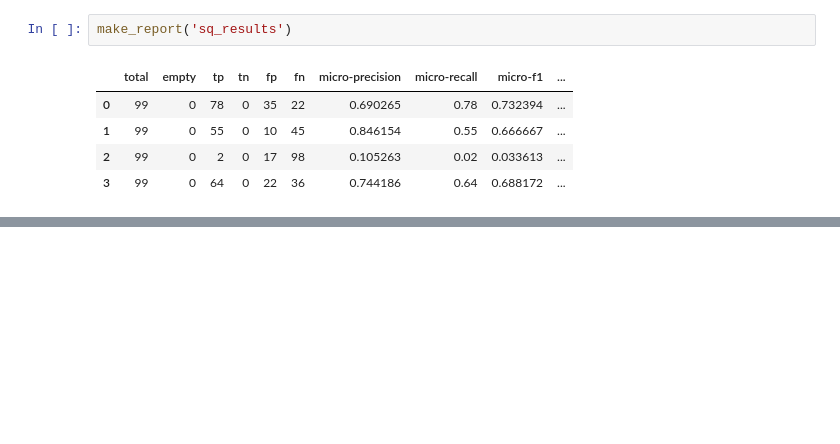
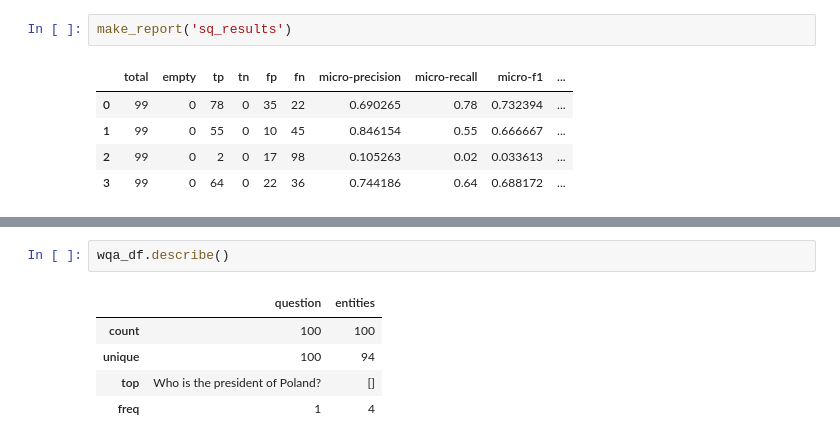
Before and after one commit to librairy/MuHeQA, a Jupyter notebook: eval_keywords.ipynb, the cells around one changed output, grey strips where cells are left out. Saved outputs shown, nothing was run; the diff lists cells and outputs as text; blank space fills up the shorter version.

```diff
--- a/eval_keywords.ipynb
+++ b/eval_keywords.ipynb
@@ -404,0 +427,8 @@ make_report('sq_results')
+# %%
+wqa_df.describe()
+# %% [output]
+|  | question | entities |
+| count | 100 | 100 |
+| unique | 100 | 94 |
+| top | Who is the president of Poland? | [] |
+| freq | 1 | 4 |
```
Also changed, not shown: parts of 6 cells of this notebook, 2 other files.
